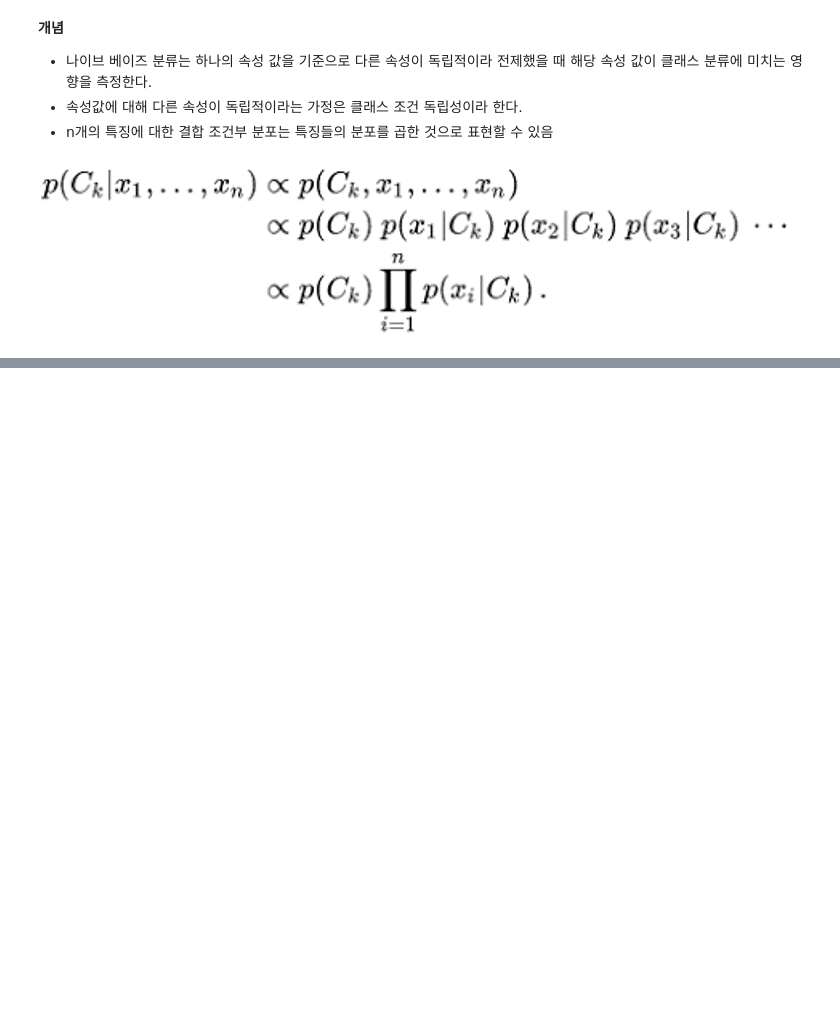
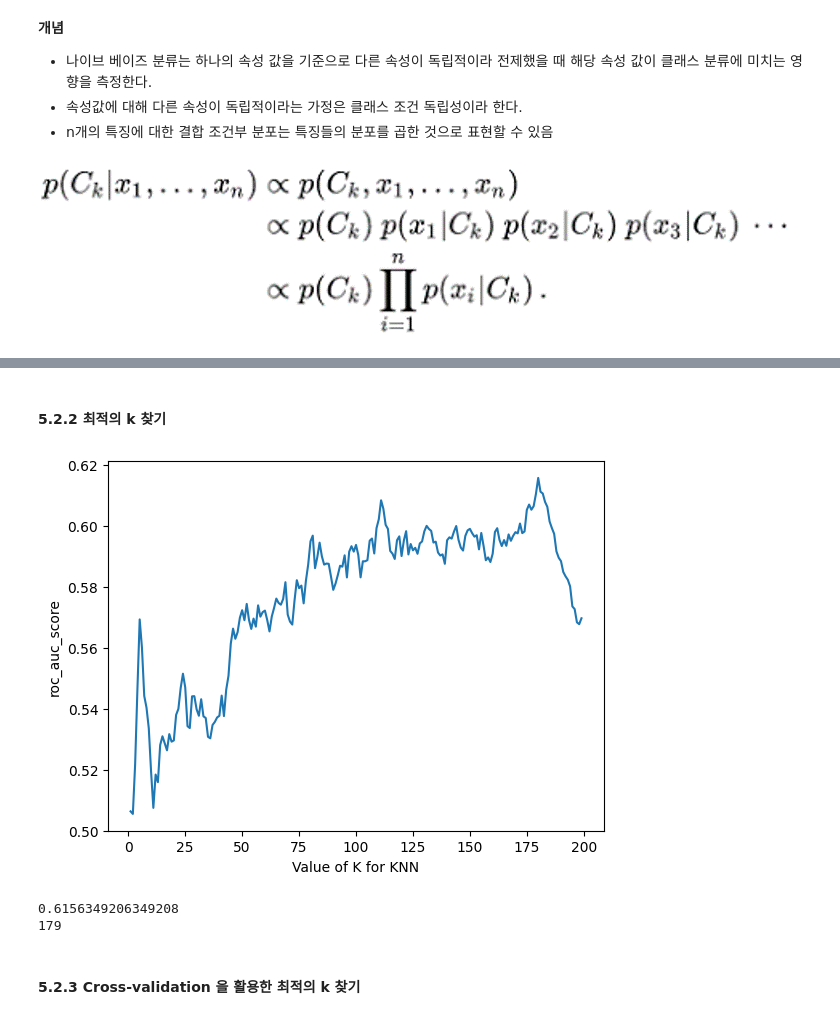
Before and after one commit to Junoflows/ADP, a Jupyter notebook: 머신러닝파트.ipynb, the cells around one changed output, grey strips where cells are left out. Cells and saved outputs as stored; diff of their text form; code cells hidden in the pictures; blank space fills up the shorter version.

```diff
--- a/머신러닝파트.ipynb
+++ b/머신러닝파트.ipynb
@@ -2065,0 +2342,27 @@ __개념__
+# %% [markdown]
+#### 5.2.2 최적의 k 찾기
+# %%
+k_range = range(1,200)
+k_scores = []
+
+for k in k_range:
+  knn = KNeighborsClassifier(k)
+  knn.fit(X_train, y_train)
+  scores = roc_auc_score(y_test, knn.predict_proba(X_test)[:,1])
+  k_scores.append(scores)
+
+import matplotlib.pyplot as plt
+plt.plot(k_range, k_scores)
+plt.xlabel('Value of K for KNN')
+plt.ylabel('roc_auc_score')
+plt.show()
+# %% [output]
+[figure, added]
+# %%
+print(max(k_scores))
+print(k_scores.index(max(k_scores)))
+# %% [output]
+0.6156349206349208
+179
+# %% [markdown]
+#### 5.2.3 Cross-validation 을 활용한 최적의 k 찾기
```
Also changed, not shown: parts of 127 cells of this notebook.
